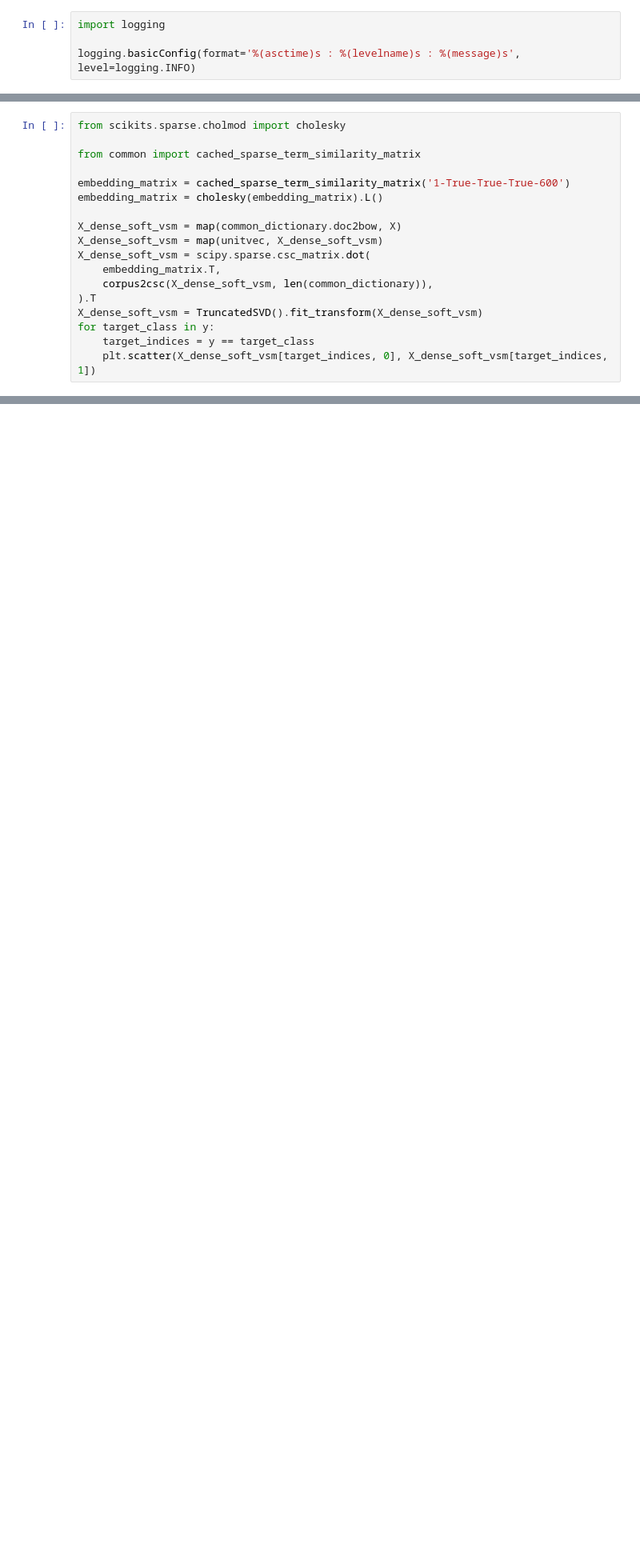
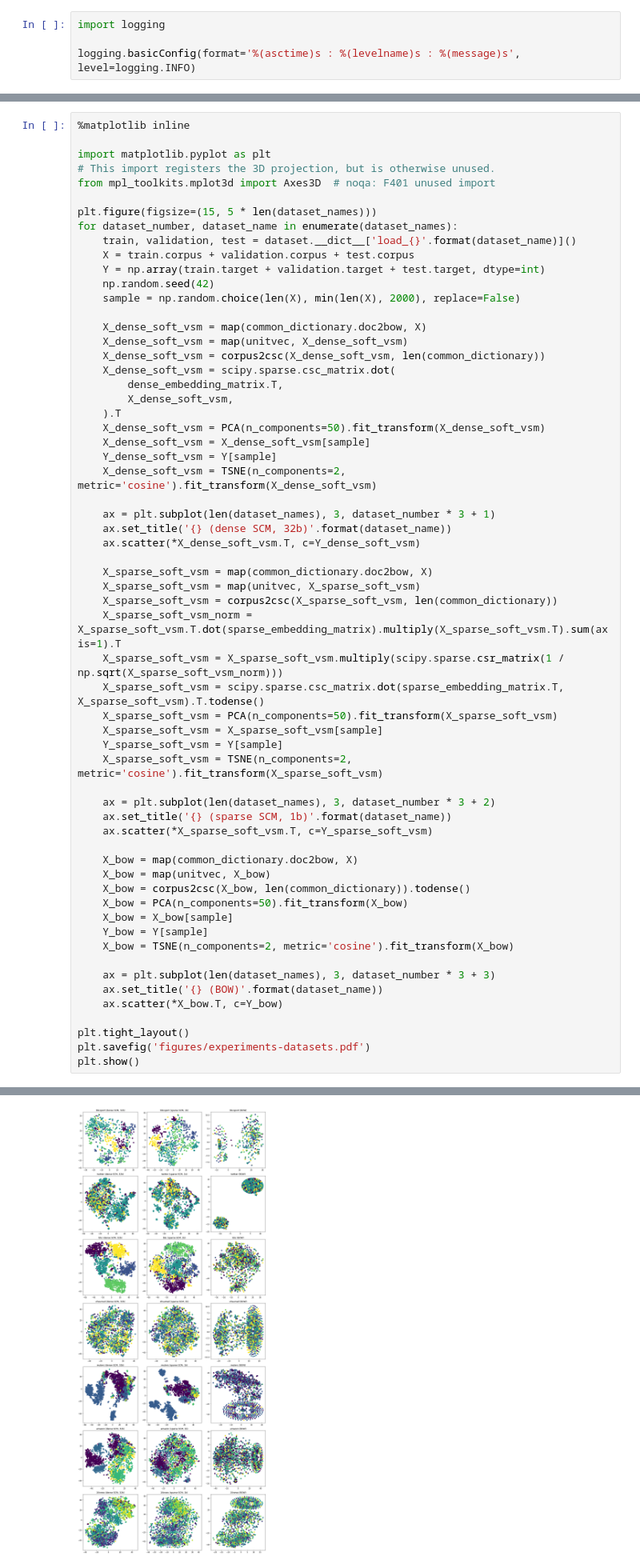
Before and after one commit to MIR-MU/regularized-embeddings, a Jupyter notebook: experiments.ipynb, the cells around one changed output, grey strips where cells are left out. Shown at 80% size. Cells and saved outputs as stored; diff of their text form; blank space fills up the shorter version.

Commit message:
Visualise datasets using TSNE

```diff
--- a/experiments.ipynb
+++ b/experiments.ipynb
@@ -93,18 +6,0 @@ for target_class in y:
-# %%
-from scikits.sparse.cholmod import cholesky
-
-from common import cached_sparse_term_similarity_matrix
-
-embedding_matrix = cached_sparse_term_similarity_matrix('1-True-True-True-600')
-embedding_matrix = cholesky(embedding_matrix).L()
-
-X_dense_soft_vsm = map(common_dictionary.doc2bow, X)
-X_dense_soft_vsm = map(unitvec, X_dense_soft_vsm)
-X_dense_soft_vsm = scipy.sparse.csc_matrix.dot(
-    embedding_matrix.T,
-    corpus2csc(X_dense_soft_vsm, len(common_dictionary)),
-).T
-X_dense_soft_vsm = TruncatedSVD().fit_transform(X_dense_soft_vsm)
-for target_class in y:
-    target_indices = y == target_class
-    plt.scatter(X_dense_soft_vsm[target_indices, 0], X_dense_soft_vsm[target_indices, 1])
@@ -112,0 +40,62 @@ for target_class in y:
+# %%
+%matplotlib inline
+
+import matplotlib.pyplot as plt
+# This import registers the 3D projection, but is otherwise unused.
+from mpl_toolkits.mplot3d import Axes3D  # noqa: F401 unused import
+
+plt.figure(figsize=(15, 5 * len(dataset_names)))
+for dataset_number, dataset_name in enumerate(dataset_names):
+    train, validation, test = dataset.__dict__['load_{}'.format(dataset_name)]()
+    X = train.corpus + validation.corpus + test.corpus
+    Y = np.array(train.target + validation.target + test.target, dtype=int)
+    np.random.seed(42)
+    sample = np.random.choice(len(X), min(len(X), 2000), replace=False)
+
+    X_dense_soft_vsm = map(common_dictionary.doc2bow, X)
+    X_dense_soft_vsm = map(unitvec, X_dense_soft_vsm)
+    X_dense_soft_vsm = corpus2csc(X_dense_soft_vsm, len(common_dictionary))
+    X_dense_soft_vsm = scipy.sparse.csc_matrix.dot(
+        dense_embedding_matrix.T,
+        X_dense_soft_vsm,
+    ).T
+    X_dense_soft_vsm = PCA(n_components=50).fit_transform(X_dense_soft_vsm)
+    X_dense_soft_vsm = X_dense_soft_vsm[sample]
+    Y_dense_soft_vsm = Y[sample]
+    X_dense_soft_vsm = TSNE(n_components=2, metric='cosine').fit_transform(X_dense_soft_vsm)
+
+    ax = plt.subplot(len(dataset_names), 3, dataset_number * 3 + 1)
+    ax.set_title('{} (dense SCM, 32b)'.format(dataset_name))
+    ax.scatter(*X_dense_soft_vsm.T, c=Y_dense_soft_vsm)
+
+    X_sparse_soft_vsm = map(common_dictionary.doc2bow, X)
+    X_sparse_soft_vsm = map(unitvec, X_sparse_soft_vsm)
+    X_sparse_soft_vsm = corpus2csc(X_sparse_soft_vsm, len(common_dictionary))
+    X_sparse_soft_vsm_norm = X_sparse_soft_vsm.T.dot(sparse_embedding_matrix).multiply(X_sparse_soft_vsm.T).sum(axis=1).T
+    X_sparse_soft_vsm = X_sparse_soft_vsm.multiply(scipy.sparse.csr_matrix(1 / np.sqrt(X_sparse_soft_vsm_norm)))
+    X_sparse_soft_vsm = scipy.sparse.csc_matrix.dot(sparse_embedding_matrix.T, X_sparse_soft_vsm).T.todense()
+    X_sparse_soft_vsm = PCA(n_components=50).fit_transform(X_sparse_soft_vsm)
+    X_sparse_soft_vsm = X_sparse_soft_vsm[sample]
+    Y_sparse_soft_vsm = Y[sample]
+    X_sparse_soft_vsm = TSNE(n_components=2, metric='cosine').fit_transform(X_sparse_soft_vsm)
+
+    ax = plt.subplot(len(dataset_names), 3, dataset_number * 3 + 2)
+    ax.set_title('{} (sparse SCM, 1b)'.format(dataset_name))
+    ax.scatter(*X_sparse_soft_vsm.T, c=Y_sparse_soft_vsm)
+
+    X_bow = map(common_dictionary.doc2bow, X)
+    X_bow = map(unitvec, X_bow)
+    X_bow = corpus2csc(X_bow, len(common_dictionary)).todense()
+    X_bow = PCA(n_components=50).fit_transform(X_bow)
+    X_bow = X_bow[sample]
+    Y_bow = Y[sample]
+    X_bow = TSNE(n_components=2, metric='cosine').fit_transform(X_bow)
+
+    ax = plt.subplot(len(dataset_names), 3, dataset_number * 3 + 3)
+    ax.set_title('{} (BOW)'.format(dataset_name))
+    ax.scatter(*X_bow.T, c=Y_bow)
+
+plt.tight_layout()
+plt.savefig('figures/experiments-datasets.pdf')
+plt.show()
+# %% [output]
@@ -113,3 +119,4 @@ for target_class in y:
+[figure, added]
 # %% [markdown]
 # Sparse Term Similarity Matrices
 # %%
```
Also changed, not shown: parts of 13 cells of this notebook, 2 other files.
